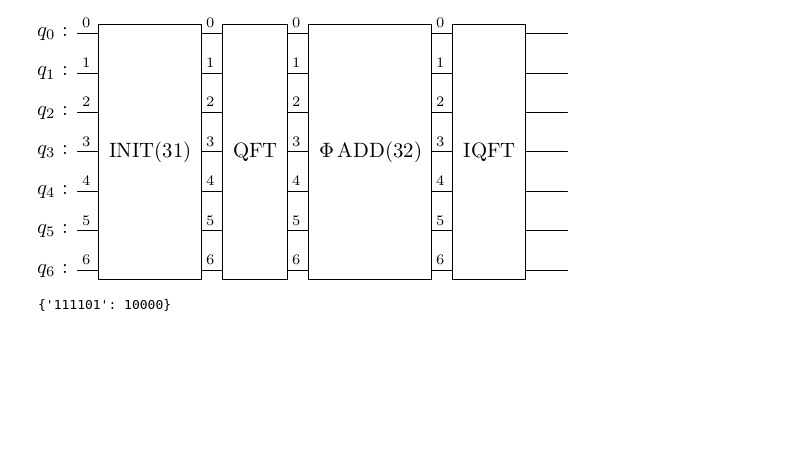
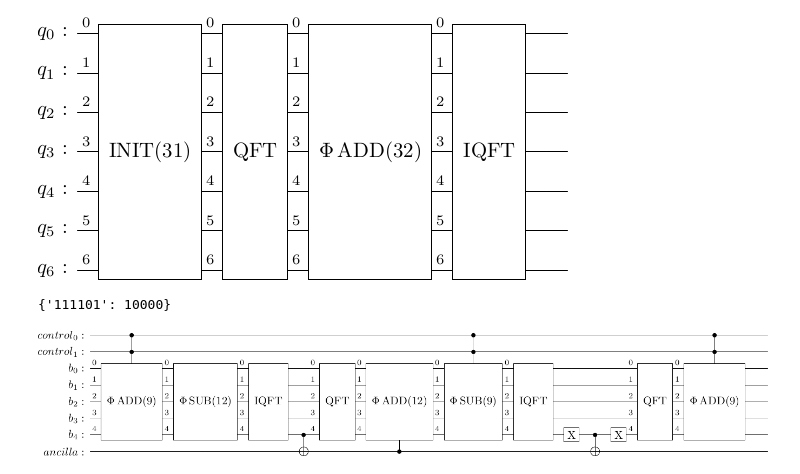
Before and after one commit to Treks2448/shors-algorithm, a Jupyter notebook: modulo-adder.ipynb, the cells around one changed output. Saved outputs shown, nothing was run; the diff lists cells and outputs as text; code cells hidden in the pictures; blank space fills up the shorter version.

Commit message:
Created modulo adder circuit

```diff
--- a/modulo-adder.ipynb
+++ b/modulo-adder.ipynb
@@ -110,5 +112,42 @@ counts
 # %% [output]
 {'111101': 10000}
 # %%
-def modulo_adder(a, b, N):
-    mod_adder_circ = QuantumCircuit()
+def c2_qft_mod_adder(a, N, n_qubits):
+    msb_top=False
+    """ Prepare gates"""
+    c2_f_add_a = fourier_add_a(a, n_qubits, msb_top).to_gate(label=f"\Phi ADD({a})").control(2)
+    c2_f_sub_a = fourier_add_a(a, n_qubits, msb_top).inverse().to_gate(label=f"\Phi SUB({a})").control(2)
+    c1_f_add_N = fourier_add_a(N, n_qubits, msb_top).to_gate(label=f"\Phi ADD({N})").control(1)
+    f_sub_N = fourier_add_a(N, n_qubits, msb_top).inverse().to_gate(label=f"\Phi SUB({N})")
+    """ Construct circuit"""
+    # n qubits + 1 ancilla + 2 control
+    c2fma_circ = QuantumCircuit(
+        QuantumRegister(2, name="control"),
+        QuantumRegister(n_qubits, name="b"),
+        QuantumRegister(1, name="ancilla")
+    )
+    c2fma_circ.append(c2_f_add_a, range(n_qubits + 2))
+    c2fma_circ.append(f_sub_N, [i+2 for i in range(n_qubits)])
+    c2fma_circ.append(QFT(n_qubits, do_swaps=False, inverse=True).to_gate(), [i+2 for i in range(n_qubits)])
+    c2fma_circ.cx(n_qubits + 2 - 1, n_qubits + 2 + 1 - 1)
+    c2fma_circ.append(QFT(n_qubits, do_swaps=False, inverse=False).to_gate(), [i+2 for i in range(n_qubits)])
+    allocs = [i+1 for i in range(n_qubits + 1)]
+    allocs[0] = n_qubits + 2 + 1 - 1
+    c2fma_circ.append(c1_f_add_N, allocs)
+    c2fma_circ.append(c2_f_sub_a, range(n_qubits + 2))
+    c2fma_circ.append(QFT(n_qubits, do_swaps=False, inverse=True).to_gate(), [i+2 for i in range(n_qubits)])
+    c2fma_circ.x(n_qubits + 2 - 1)
+    c2fma_circ.cx(n_qubits + 2 - 1, n_qubits + 2 + 1 - 1)
+    c2fma_circ.x(n_qubits + 2 - 1)
+    c2fma_circ.append(QFT(n_qubits, do_swaps=False, inverse=False).to_gate(), [i+2 for i in range(n_qubits)])
+    c2fma_circ.append(c2_f_add_a, range(n_qubits + 2))
+
+    return c2fma_circ
+# %%
+a = 9
+b = 7
+N = 12
+n = floor(log(N, 2)) + 2
+c2_qft_mod_adder(a, N, n).draw("latex")
+# %% [output]
+[figure, added]
```
Also changed, not shown: parts of 4 cells of this notebook.
